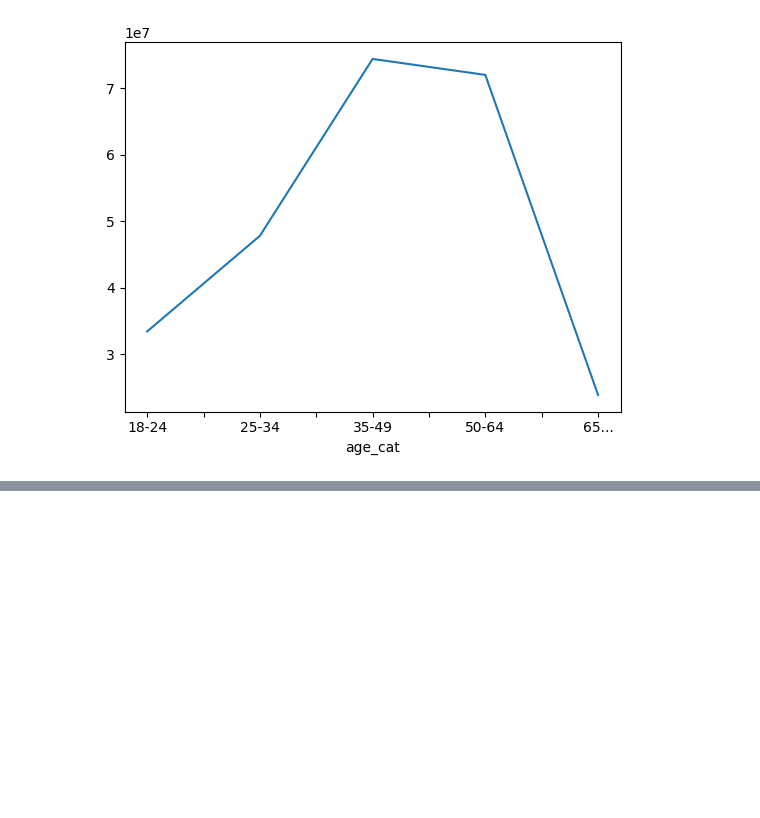
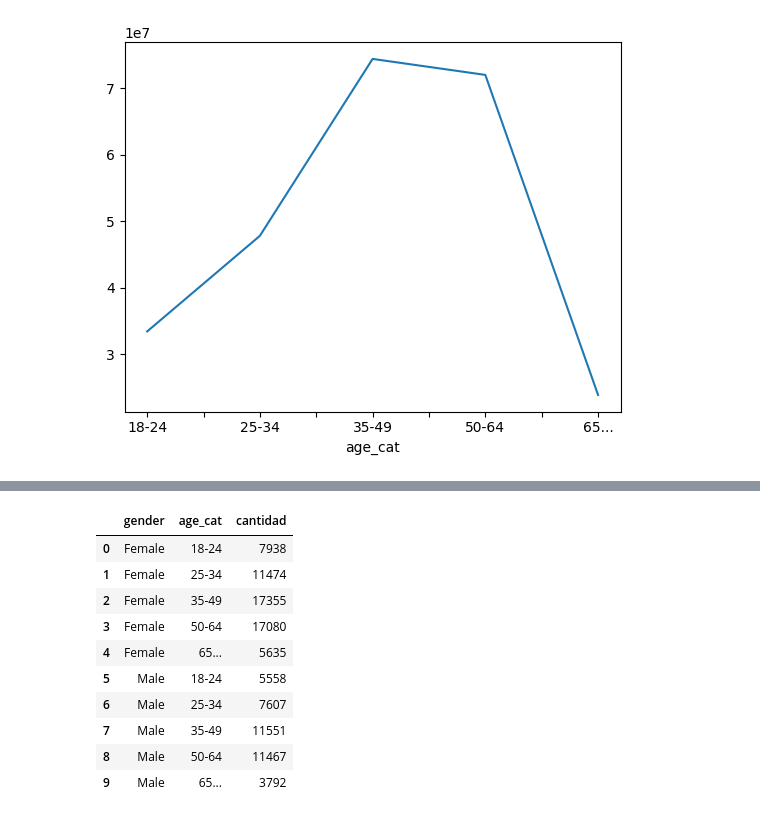
Before and after one commit to CarmenRosillo/retail-analisis, a Jupyter notebook: retail.ipynb, the cells around one changed output, grey strips where cells are left out. Saved outputs shown, nothing was run; the diff lists cells and outputs as text; code cells hidden in the pictures; blank space fills up the shorter version.

```diff
--- a/retail.ipynb
+++ b/retail.ipynb
@@ -285,0 +313,14 @@ df_age_total.plot()
+# %%
+df_conteo_por_grupo.head(10)
+# %% [output]
+|  | gender | age_cat | cantidad |
+| 0 | Female | 18-24 | 7938 |
+| 1 | Female | 25-34 | 11474 |
+| 2 | Female | 35-49 | 17355 |
+| 3 | Female | 50-64 | 17080 |
+| 4 | Female | 65... | 5635 |
+| 5 | Male | 18-24 | 5558 |
+| 6 | Male | 25-34 | 7607 |
+| 7 | Male | 35-49 | 11551 |
+| 8 | Male | 50-64 | 11467 |
+| 9 | Male | 65... | 3792 |
```
Also changed, not shown: parts of 5 cells of this notebook.
